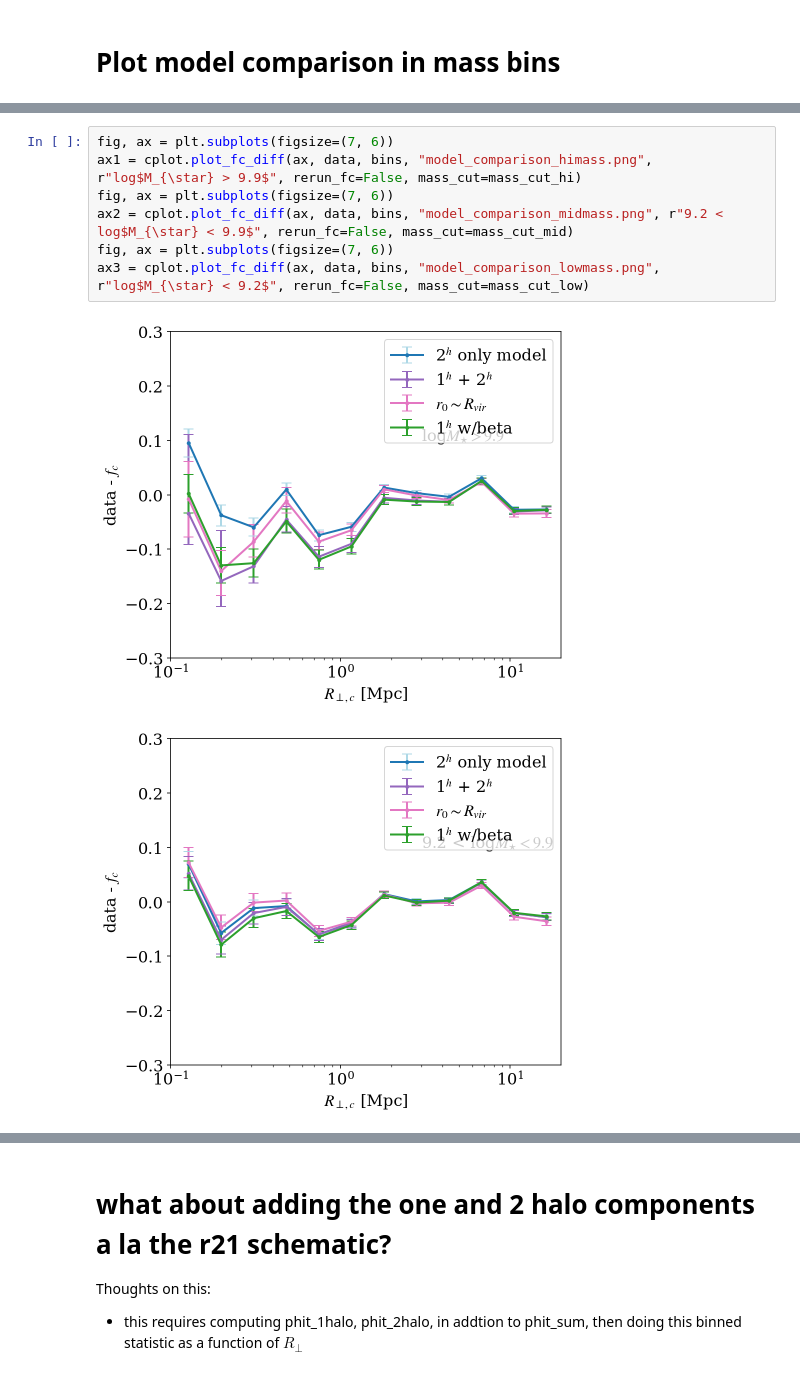
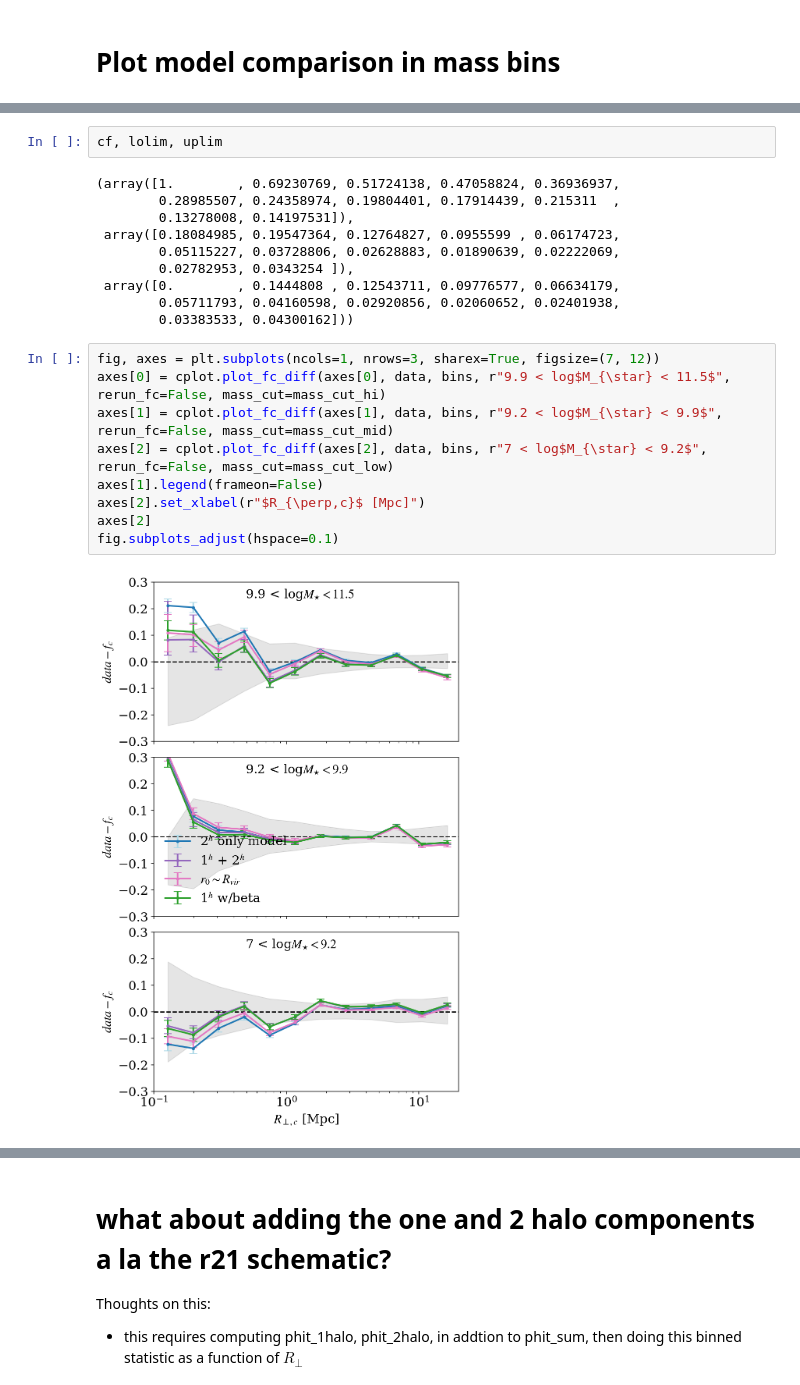
Before and after one commit to mattcwilde/1halo2halo, a Jupyter notebook: haloclustering/notebooks/model-comparison/plot_fc.ipynb, the cells around one changed output, grey strips where cells are left out. Saved outputs shown, nothing was run; the diff lists cells and outputs as text.

```diff
--- a/haloclustering/notebooks/model-comparison/plot_fc.ipynb
+++ b/haloclustering/notebooks/model-comparison/plot_fc.ipynb
@@ -92,10 +88,23 @@ ax3 = cplot.plot_fc(ax, data, bins, "model_comparison_lowmass.png", r"log$M_{\st
+# %%
+cf, lolim, uplim
+# %% [output]
+(array([1.        , 0.69230769, 0.51724138, 0.47058824, 0.36936937,
+        0.28985507, 0.24358974, 0.19804401, 0.17914439, 0.215311  ,
+        0.13278008, 0.14197531]),
+ array([0.18084985, 0.19547364, 0.12764827, 0.0955599 , 0.06174723,
+        0.05115227, 0.03728806, 0.02628883, 0.01890639, 0.02222069,
+        0.02782953, 0.0343254 ]),
+ array([0.        , 0.1444808 , 0.12543711, 0.09776577, 0.06634179,
+        0.05711793, 0.04160598, 0.02920856, 0.02060652, 0.02401938,
+        0.03383533, 0.04300162]))
 # %%
-fig, ax = plt.subplots(figsize=(7, 6))
-ax1 = cplot.plot_fc_diff(ax, data, bins, "model_comparison_himass.png", r"log$M_{\star} > 9.9$", rerun_fc=False, mass_cut=mass_cut_hi)
-fig, ax = plt.subplots(figsize=(7, 6))
-ax2 = cplot.plot_fc_diff(ax, data, bins, "model_comparison_midmass.png", r"9.2 < log$M_{\star} < 9.9$", rerun_fc=False, mass_cut=mass_cut_mid)
-fig, ax = plt.subplots(figsize=(7, 6))
-ax3 = cplot.plot_fc_diff(ax, data, bins, "model_comparison_lowmass.png", r"log$M_{\star} < 9.2$", rerun_fc=False, mass_cut=mass_cut_low)
+fig, axes = plt.subplots(ncols=1, nrows=3, sharex=True, figsize=(7, 12))
+axes[0] = cplot.plot_fc_diff(axes[0], data, bins, r"9.9 < log$M_{\star} < 11.5$", rerun_fc=False, mass_cut=mass_cut_hi)
+axes[1] = cplot.plot_fc_diff(axes[1], data, bins, r"9.2 < log$M_{\star} < 9.9$", rerun_fc=False, mass_cut=mass_cut_mid)
+axes[2] = cplot.plot_fc_diff(axes[2], data, bins, r"7 < log$M_{\star} < 9.2$", rerun_fc=False, mass_cut=mass_cut_low)
+axes[1].legend(frameon=False)
+axes[2].set_xlabel(r"$R_{\perp,c}$ [Mpc]")
+axes[2]
+fig.subplots_adjust(hspace=0.1)
 # %% [output]
-[figure, old version]
+[figure, new version]
-[figure, removed]
```
Also changed, not shown: parts of 6 cells of this notebook, 1 other file.
